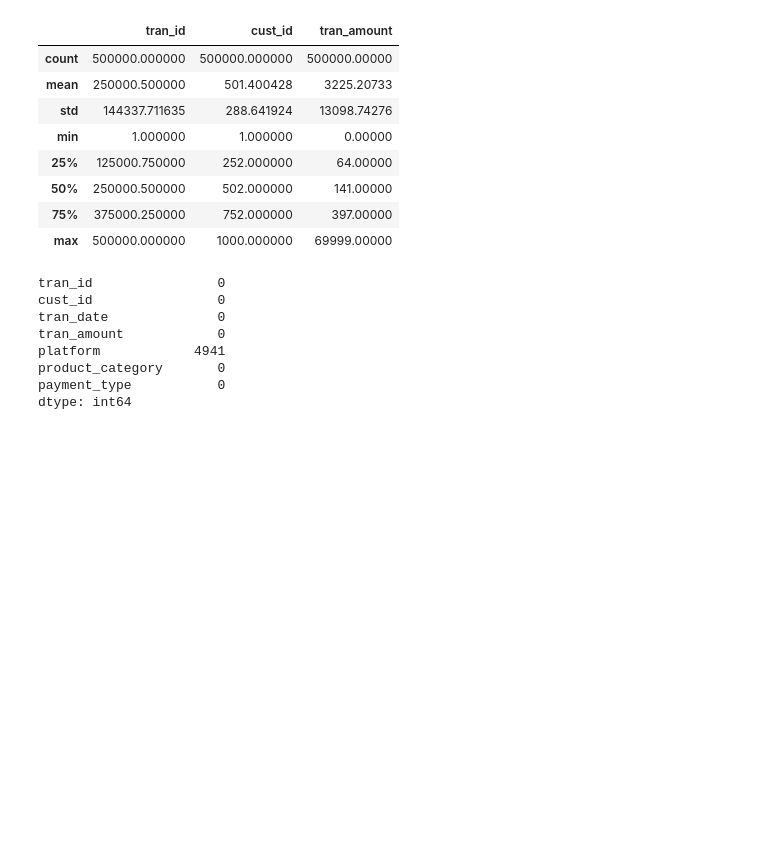
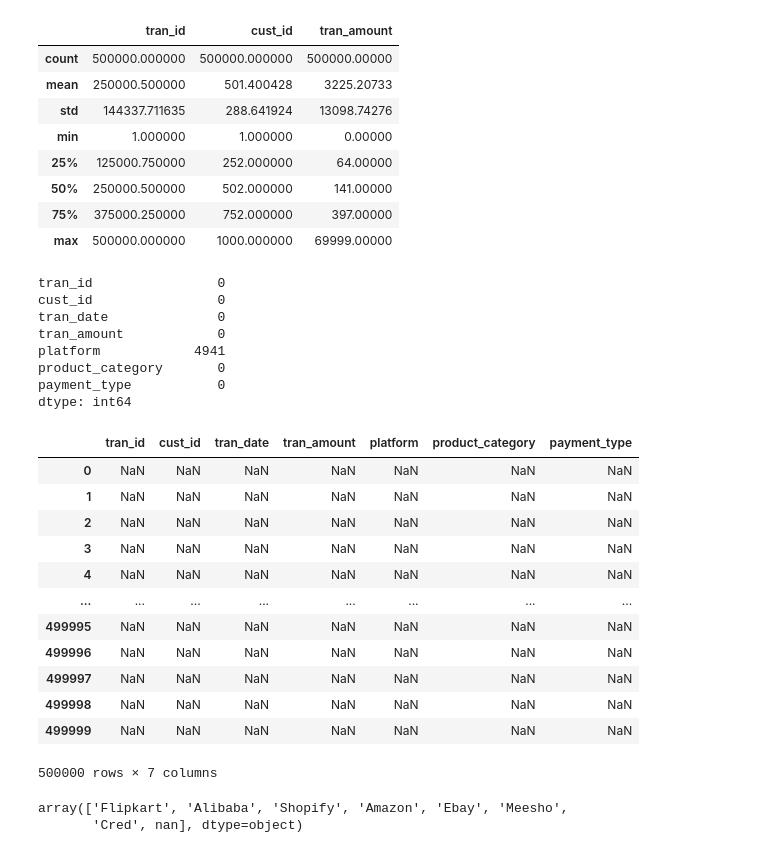
Before and after one commit to RawatXd/AtliQo-Bank-Project, a Jupyter notebook: main.ipynb, the cells around one changed output. Saved outputs shown, nothing was run; the diff lists cells and outputs as text; code cells hidden in the pictures; blank space fills up the shorter version.

```diff
--- a/main.ipynb
+++ b/main.ipynb
@@ -710,3 +710,24 @@ platform            4941
 product_category       0
 payment_type           0
 dtype: int64
+# %%
+df_trans[df_trans.isnull()]
+# %% [output]
+|  | tran_id | cust_id | tran_date | tran_amount | platform | product_category | payment_type |
+| 0 | NaN | NaN | NaN | NaN | NaN | NaN | NaN |
+| 1 | NaN | NaN | NaN | NaN | NaN | NaN | NaN |
+| 2 | NaN | NaN | NaN | NaN | NaN | NaN | NaN |
+| 3 | NaN | NaN | NaN | NaN | NaN | NaN | NaN |
+| 4 | NaN | NaN | NaN | NaN | NaN | NaN | NaN |
+| ... | ... | ... | ... | ... | ... | ... | ... |
+| 499995 | NaN | NaN | NaN | NaN | NaN | NaN | NaN |
+| 499996 | NaN | NaN | NaN | NaN | NaN | NaN | NaN |
+| 499997 | NaN | NaN | NaN | NaN | NaN | NaN | NaN |
+| 499998 | NaN | NaN | NaN | NaN | NaN | NaN | NaN |
+| 499999 | NaN | NaN | NaN | NaN | NaN | NaN | NaN |
+500000 rows × 7 columns
+# %%
+df_trans.platform.unique()
+# %% [output]
+array(['Flipkart', 'Alibaba', 'Shopify', 'Amazon', 'Ebay', 'Meesho',
+       'Cred', nan], dtype=object)
```
Also changed, not shown: parts of 8 cells of this notebook.
